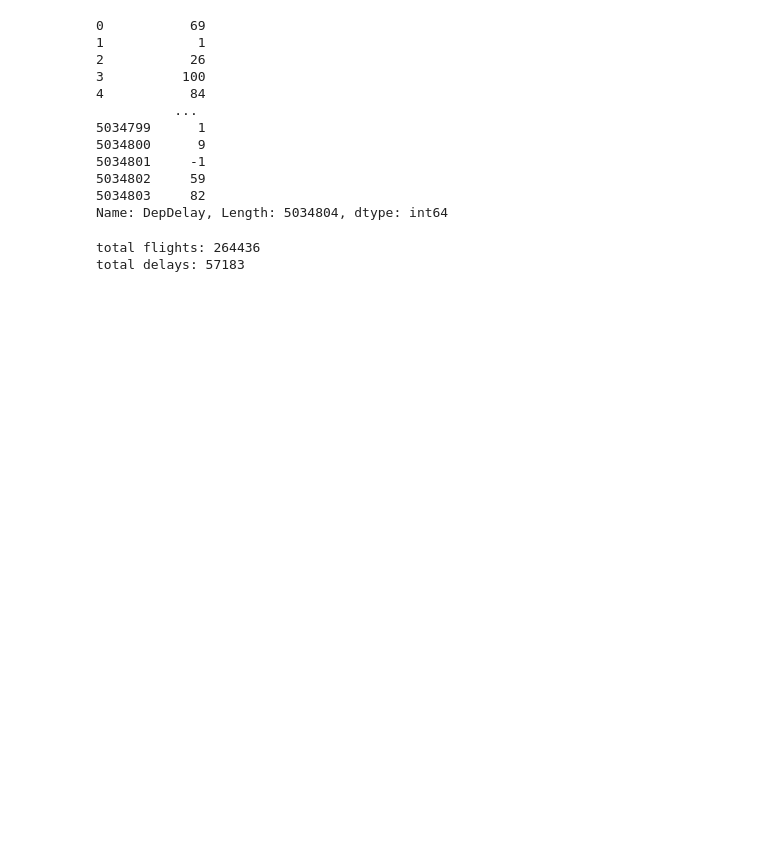
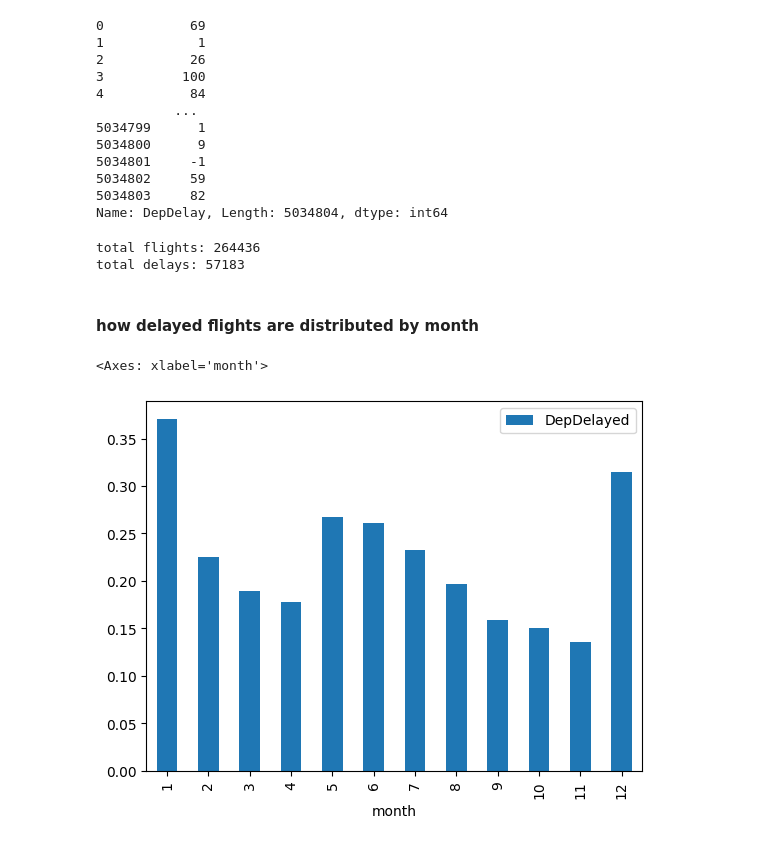
Before and after one commit to liemnt/test-flight-business-intelligence, a Jupyter notebook: process_and_predict.ipynb, the cells around one changed output. Saved outputs shown, nothing was run; the diff lists cells and outputs as text; code cells hidden in the pictures; blank space fills up the shorter version.

```diff
--- a/process_and_predict.ipynb
+++ b/process_and_predict.ipynb
@@ -95,3 +98,16 @@ print("total delays: " + str(df['DepDelayed'].sum()))
 # %% [output]
 total flights: 264436
 total delays: 57183
+# %% [markdown]
+#### how delayed flights are distributed by month
+# %%
+# Select a Pandas dataframe with flight originating from ORD
+
+# Compute average number of delayed flights per month
+grouped = df[['DepDelayed', 'month']].groupby('month').mean()
+
+# plot average delays by month
+grouped.plot(kind='bar')
+# %% [output]
+<Axes: xlabel='month'>
+[figure, added]
```
Also changed, not shown: parts of 10 cells of this notebook, 2 other files.
